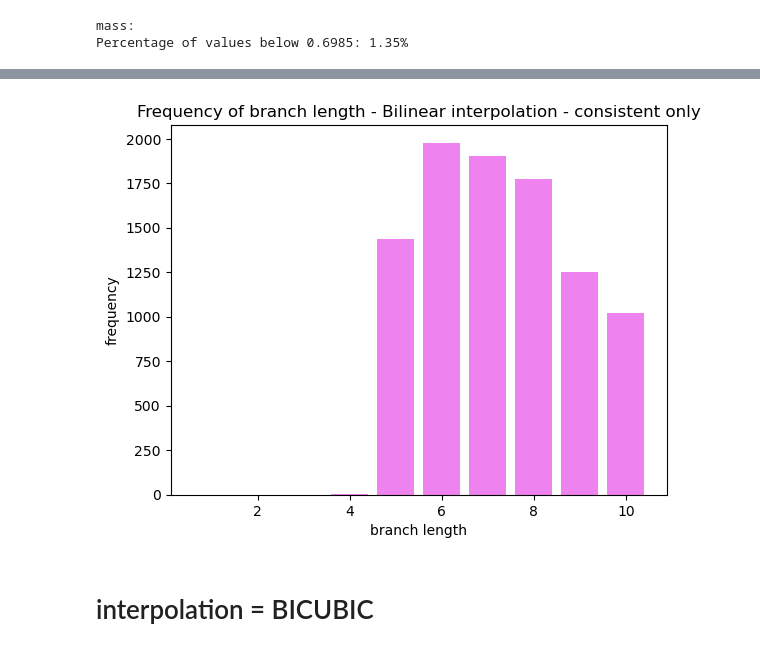
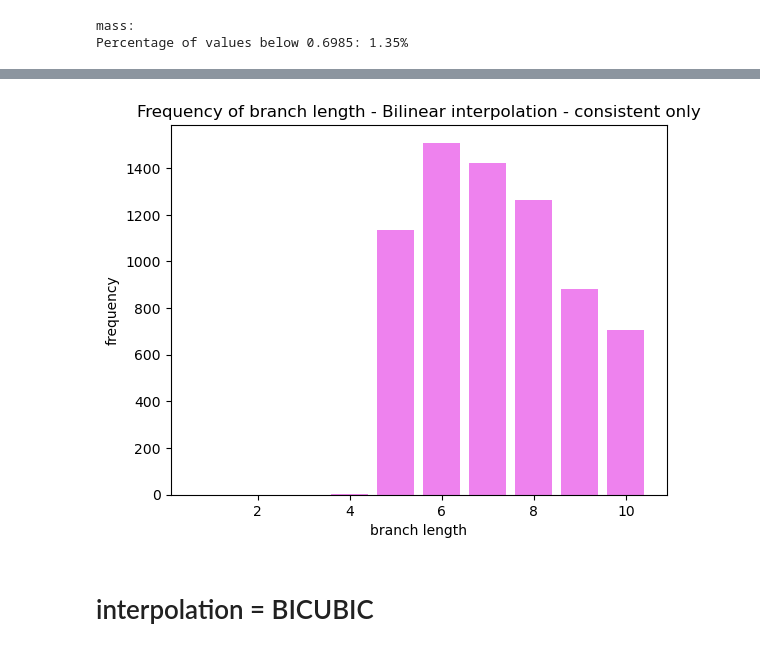
Before and after one commit to corne8lius/generating_halo_merger_trees_based_on_diffusion_models, a Jupyter notebook: notebooks/*** 20 - interpolation check - bilinear interpolation downscaling.ipynb, the cells around one changed output, grey strips where cells are left out. Saved outputs shown, nothing was run; the diff lists cells and outputs as text; code cells hidden in the pictures.

```diff
--- a/notebooks/*** 20 - interpolation check - bilinear interpolation downscaling.ipynb
+++ b/notebooks/*** 20 - interpolation check - bilinear interpolation downscaling.ipynb
@@ -868,17 +515,18 @@ The distributions are significantly different (reject H0), KS statistic 0.1957 >
 # %%
 num_branches = [1, 2, 3, 4, 5, 6, 7, 8, 9, 10]
-length = [0, 0, 0, 3, 1439, 1978, 1903, 1773, 1251, 1023]
+length = [0, 0, 0, 1, 1136, 1509, 1420, 1262, 880, 707]
 
 plt.bar(num_branches, length, color = "violet")
 
 # Add title and labels
 plt.title('Frequency of branch length - Bilinear interpolation - consistent only')
 plt.xlabel('branch length')
 plt.ylabel('frequency')
+plt.savefig("2")
 
 # Show the plot
 plt.show()
 # %% [output]
-[figure, old version]
+[figure, new version]
 # %% [markdown]
 # interpolation = BICUBIC
```
Also changed, not shown: parts of 31 cells of this notebook, 35 other files.
